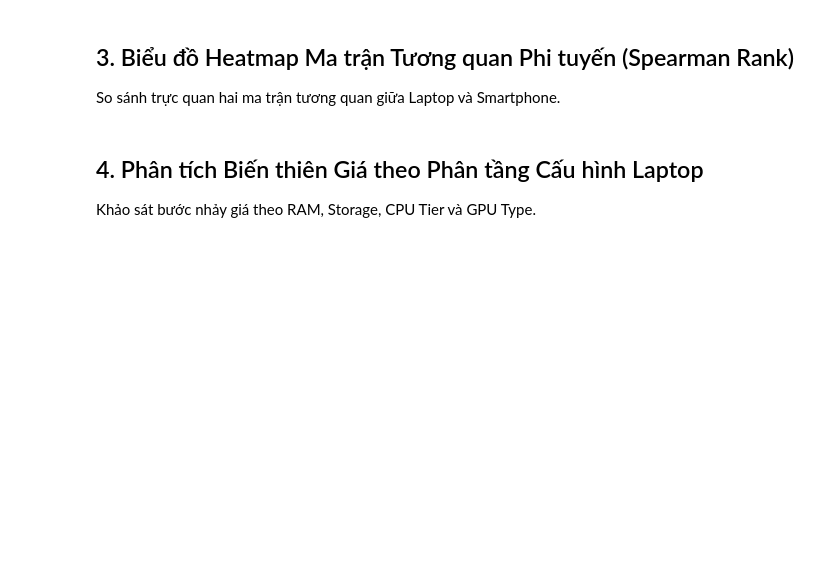
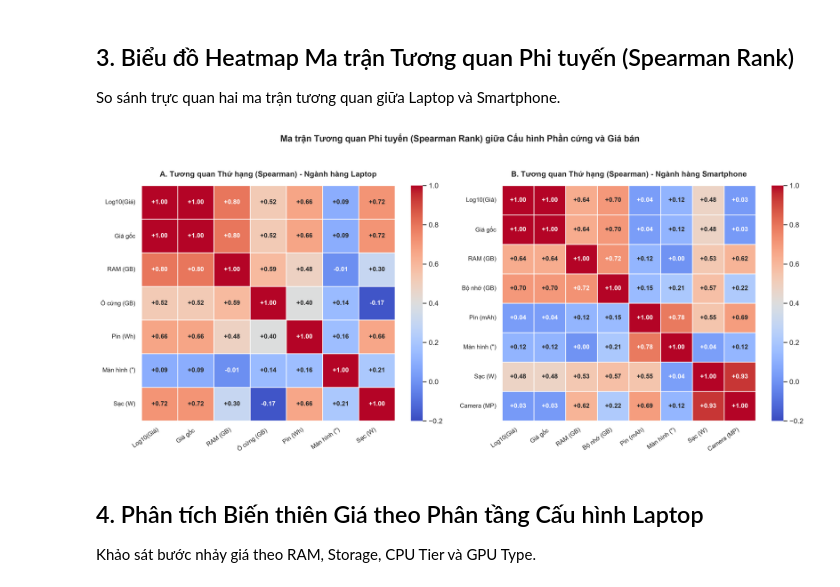
Before and after one commit to pvq-vn/it4930-ecommerce-data-intelligence, a Jupyter notebook: src/eda/notebooks/04_hardware_price_relationships.ipynb, the cells around one changed output. Cells and saved outputs as stored; diff of their text form; code cells hidden in the pictures; blank space fills up the shorter version.

Commit message:
fix(tv3): update relative links, add requirements-eda, sync report data and notebooks reproducibility

```diff
--- a/src/eda/notebooks/04_hardware_price_relationships.ipynb
+++ b/src/eda/notebooks/04_hardware_price_relationships.ipynb
@@ -51,7 +65,7 @@ print("[*] Hệ thống thư viện EDA Task 2 (2.1 & 2.2) đã sẵn sàng!")
 ## 1. Tải và Phân loại Cấu hình Phần cứng
 Phân tầng chi tiết các nhóm RAM, Storage, CPU Tier và GPU Type cho Laptop, cũng như Storage, RAM, Top Brand và Công nghệ Màn hình cho Smartphone.
 # %%
-df = load_processed_products("../../../data/processed/products_processed.jsonl")
+df = load_processed_products("data/processed/products_processed.jsonl")
 laptop_df = classify_laptop_hardware(df)
 phone_df = classify_smartphone_hardware(df)
 
@@ -74,9 +104,11 @@ display(corr_phone)
 ## 3. Biểu đồ Heatmap Ma trận Tương quan Phi tuyến (Spearman Rank)
 So sánh trực quan hai ma trận tương quan giữa Laptop và Smartphone.
 # %%
-plot_hardware_correlation_heatmaps(df, "../outputs/figures/fig_2_1_hardware_correlation_heatmaps.png")
+plot_hardware_correlation_heatmaps(df, "src/eda/outputs/figures/fig_2_1_hardware_correlation_heatmaps.png")
 from IPython.display import Image
-Image("../outputs/figures/fig_2_1_hardware_correlation_heatmaps.png")
+Image("src/eda/outputs/figures/fig_2_1_hardware_correlation_heatmaps.png")
+# %% [output]
+[figure, added]
 # %% [markdown]
 ## 4. Phân tích Biến thiên Giá theo Phân tầng Cấu hình Laptop
 Khảo sát bước nhảy giá theo RAM, Storage, CPU Tier và GPU Type.
```
Also changed, not shown: parts of 11 cells of this notebook, 14 other files.
